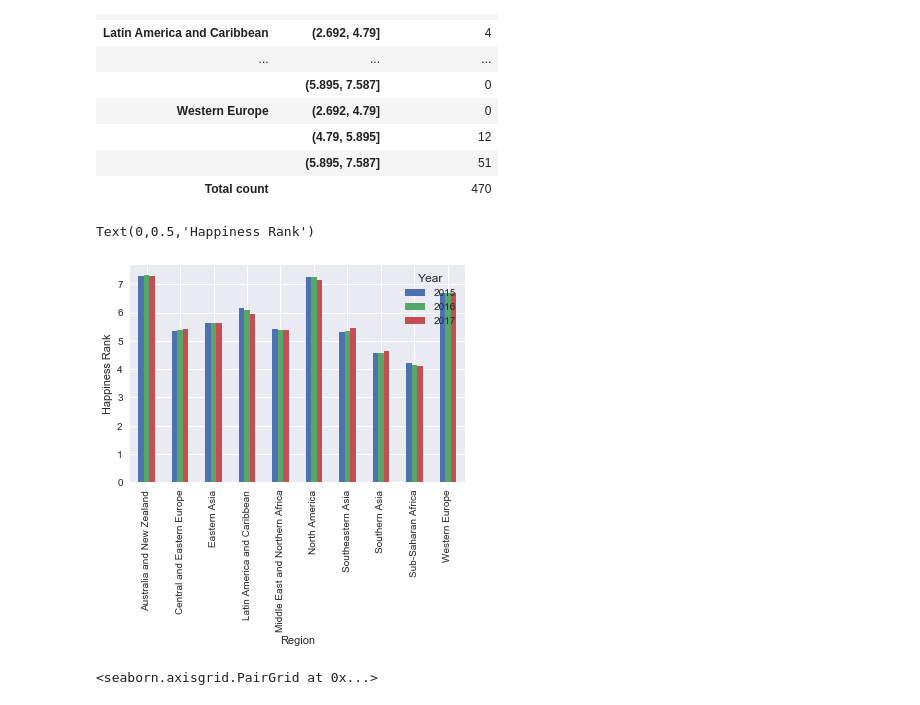
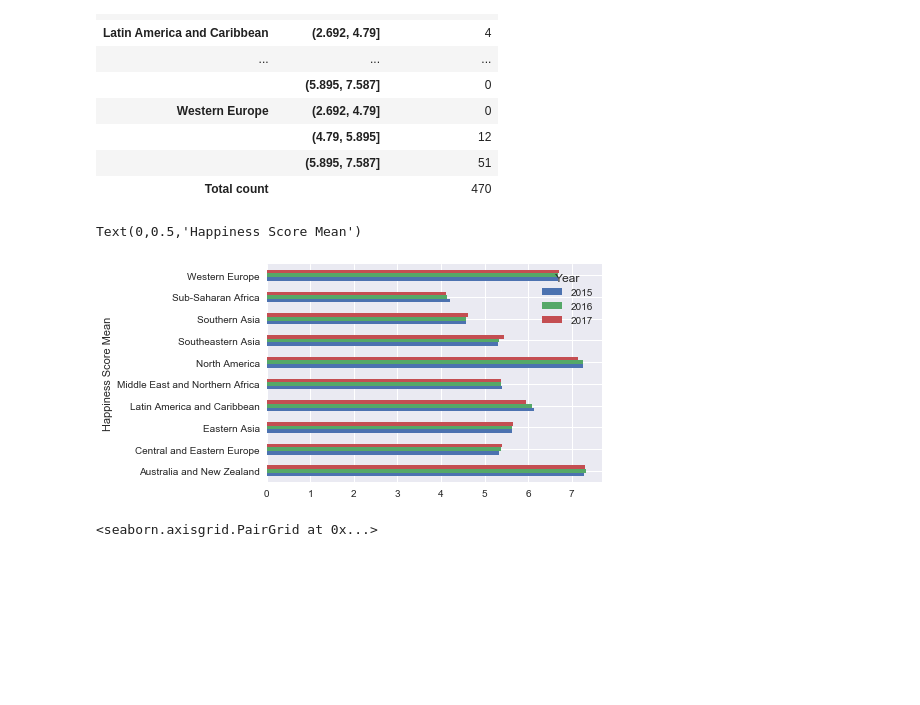
Before and after one commit to taanila/tilastoapu, a Jupyter notebook: happy.ipynb, the cells around one changed output. Drawn from its saved outputs; the diff is of its cells as text; code cells hidden in the pictures; blank space fills up the shorter version.

Commit message:
Pivot-taulukoita

```diff
--- a/happy.ipynb
+++ b/happy.ipynb
@@ -221,16 +209,16 @@ pd.pivot_table(data, index= ['Region', score2], values= "Happiness Score", aggfu
 # %%
 #Kirjastoja ja asetuksia grafiikkaa varten
 %matplotlib inline
 import matplotlib.pyplot as plt #Peruskirjasto grafiikkaan
 import seaborn as sns #Erikoiskirjasto grafiikkaan
 sns.set()
 
 #Kuvataan pivot-taulukko pylväinä
-pd.pivot_table(data, index= 'Region', columns= 'Year', values= "Happiness Score").plot(kind= 'bar')
-plt.ylabel("Happiness Rank")
+data.pivot_table(values = 'Happiness Score', index = 'Region', columns = 'Year').plot(kind= 'barh')
+plt.ylabel('Happiness Score Mean')
 # %% [output]
-Text(0,0.5,'Happiness Rank')
+Text(0,0.5,'Happiness Score Mean')
-[figure, old version]
+[figure, new version]
 # %%
 #Seaborn-kirjaston 'pairplot' on tehokas tapa tutkia määrällisten muuttujien riippuvuuksia
 #Seabornin kuviot edellyttävät, että puuttuvia arvoja sisältävät rivit jätetään pois (dropna())
```
Also changed, not shown: parts of 19 cells of this notebook.
